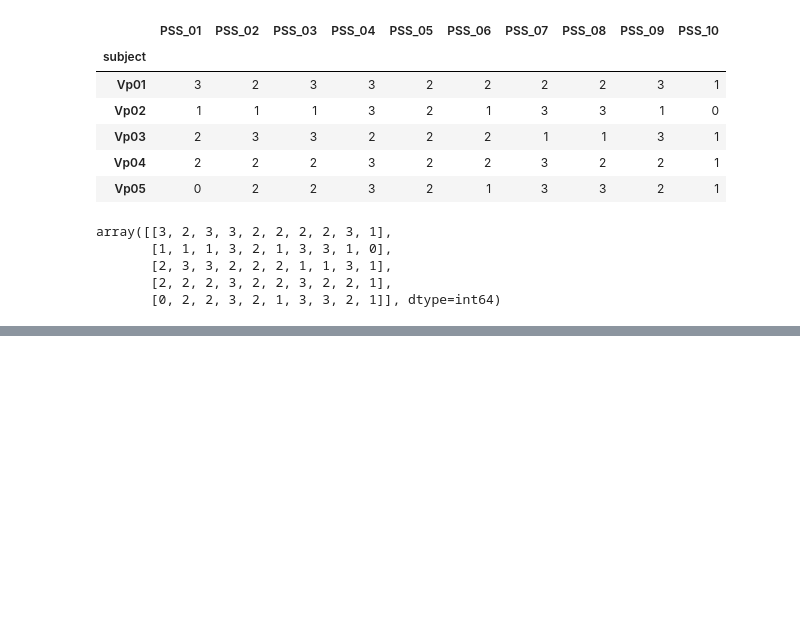
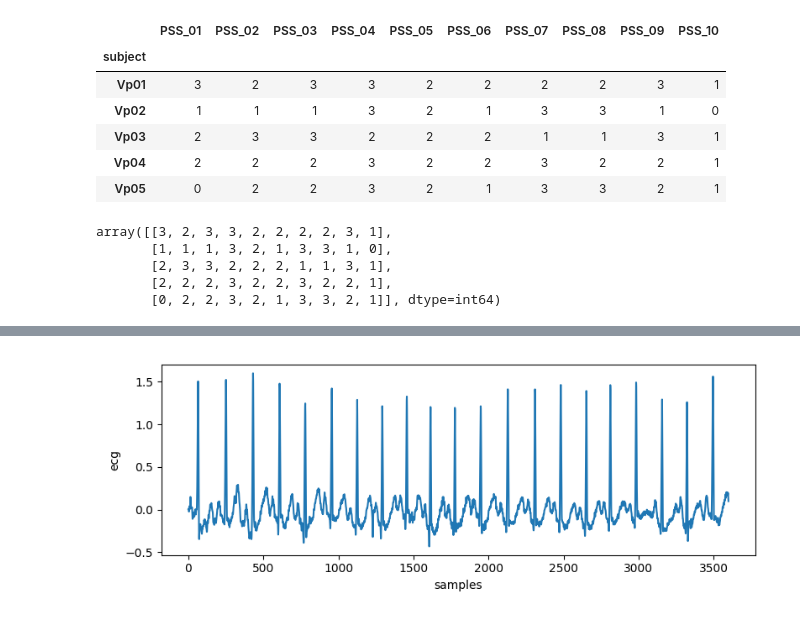
Before and after one commit to digikolleg-data-science-psychology/ads_exercise, a Jupyter notebook: course_directory/ads_exercise/source/06_numpy_scipy/06_numpy_scipy.ipynb, the cells around one changed output, grey strips where cells are left out. Cells and saved outputs as stored; diff of their text form; code cells hidden in the pictures; blank space fills up the shorter version.

```diff
--- a/course_directory/ads_exercise/source/06_numpy_scipy/06_numpy_scipy.ipynb
+++ b/course_directory/ads_exercise/source/06_numpy_scipy/06_numpy_scipy.ipynb
@@ -159,0 +160,9 @@ Manually graded task
+# %%
+plt.close('all')
+fig, ax = plt.subplots(figsize=(8, 3))
+ax.plot(ecg_filtered)
+ax.set_xlabel("samples")
+ax.set_ylabel("ecg")
+fig.tight_layout()
+# %% [output]
+[figure, added]
```
Also changed, not shown: parts of 14 cells of this notebook.
